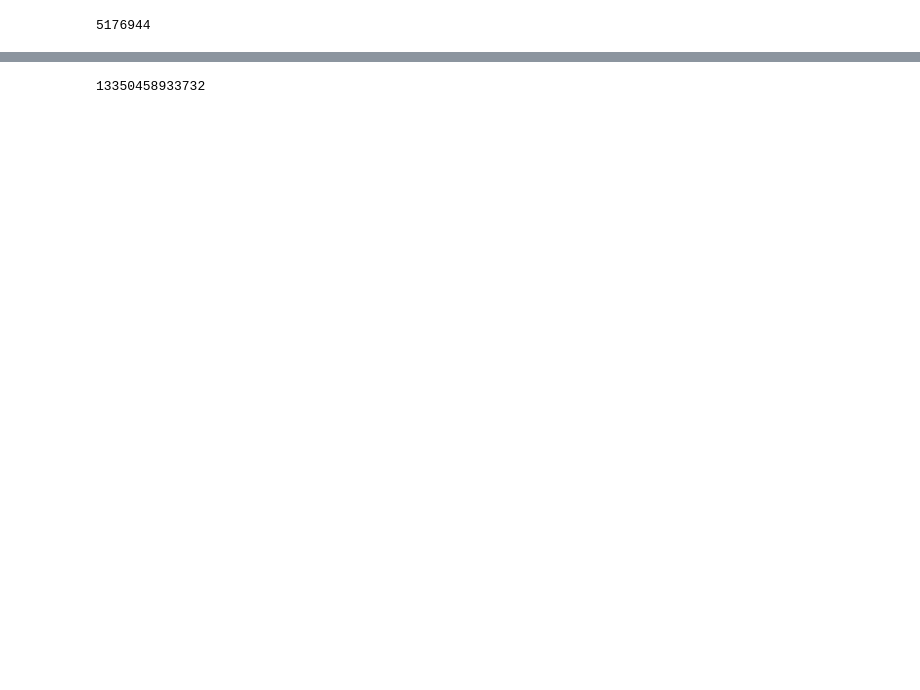
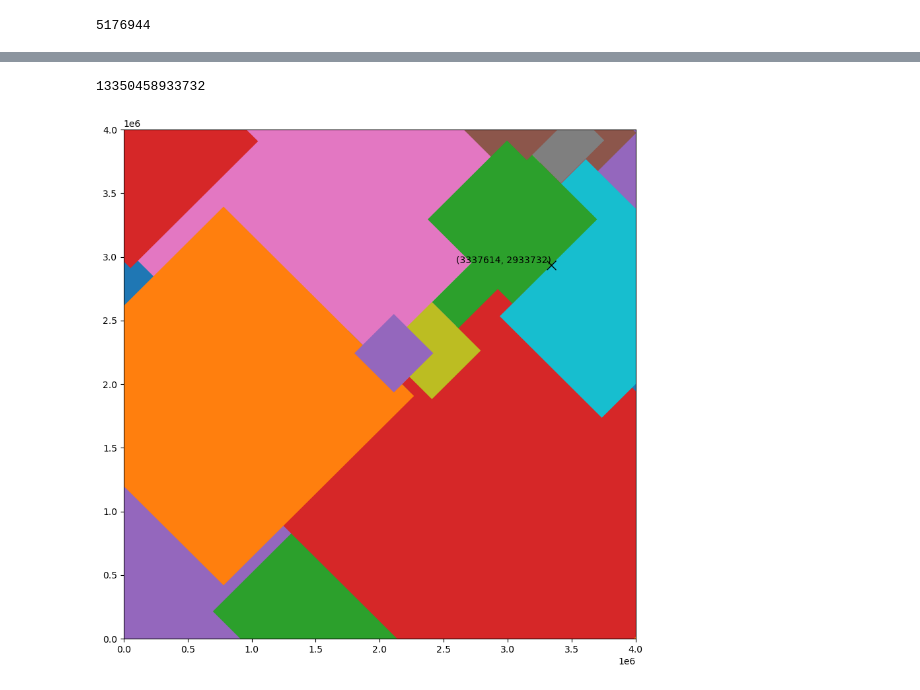
Before and after one commit to pellejacobsson/adventofcode, a Jupyter notebook: 2022/day15.ipynb, the cells around one changed output, grey strips where cells are left out. Cells and saved outputs as stored; diff of their text form; code cells hidden in the pictures; blank space fills up the shorter version.

```diff
--- a/2022/day15.ipynb
+++ b/2022/day15.ipynb
@@ -45,7 +45,7 @@ def segs_intersect(h_seg, v_seg):
     else:
         return None
 
-def runit2(filename):
+def runit2(filename, plot_it=False):
     sensors = read_input('15_input.txt')
     polygons = get_sensor_polygons(sensors)
     u = [[polygon[0][n] + polygon[1][n] for n in range(4)] for polygon in polygons]
@@ -76,21 +76,20 @@ def runit2(filename):
             dv = abs(vv1 - vv2)
             if dv == 2:
                 v2.add((uu1, vv1))
-    u = min([p[0] for p in v2]) + 1
-    v = min([p[1] for p in v2]) + 1
-    x = (u + v) // 2
-    y = (u - v) // 2
-    # fig, ax = plt.subplots(figsize=(10, 10))
-    # for h_seg in h_segs:
-    #     ax.plot([h_seg[1], h_seg[2]], [h_seg[0], h_seg[0]])
-    # for v_seg in v_segs:
-    #     ax.plot([v_seg[0], v_seg[0]], [v_seg[1], v_seg[2]])
-    # for u, v in intersections:
-    #     ax.plot(u, v, 'o')
+    u_sol = min([p[0] for p in v2]) + 1
+    v_sol = min([p[1] for p in v2]) + 1
+    x = (u_sol + v_sol) // 2
+    y = (u_sol - v_sol) // 2
+    if plot_it:
+        fig, ax = plt.subplots(figsize=(10, 10))
+        for (uu, vv) in zip(u, v):
+            ax.fill(uu, vv)
+        ax.plot(u_sol, v_sol, 'x', color='black', markersize=10)
+        ax.text(u_sol, v_sol, f'({u_sol}, {v_sol})', horizontalalignment='right', verticalalignment='bottom')
     return 4000000 * x + y
 
 
-def runit3(filename):
+def runit3(filename, plot_it=False):
     sensors = read_input('15_input.txt')
     polygons = get_sensor_polygons(sensors)
     p = Polygon(list(zip(*polygons[0])))
@@ -101,14 +100,14 @@ def runit3(filename):
     left = r.difference(p)
     x = int(left.bounds[0]) + 1
     y = int(left.bounds[1]) + 1
-
-    # fig, ax = plt.subplots(figsize=(10, 10))
-    # for polygon in polygons:
-    #     ax.fill(*polygon)
-    # ax.plot(x, y, 'x', color='black', markersize=10)
-    # ax.set_xlim((0, 4e6))
-    # ax.set_ylim((0, 4e6))
-    # ax.text(x, y, f'({x}, {y})', horizontalalignment='right', verticalalignment='bottom')
+    if plot_it:
+        fig, ax = plt.subplots(figsize=(10, 10))
+        for polygon in polygons:
+            ax.fill(*polygon)
+        ax.plot(x, y, 'x', color='black', markersize=10)
+        ax.set_xlim((0, 4e6))
+        ax.set_ylim((0, 4e6))
+        ax.text(x, y, f'({x}, {y})', horizontalalignment='right', verticalalignment='bottom')
     return 4000000 * x + y
 # %%
 runit('15_input.txt')
@@ -121,4 +121,5 @@ runit2('15_input.txt')
 # %%
-runit3('15_input.txt')
+runit3('15_input.txt', plot_it=True)
 # %% [output]
 13350458933732
+[figure, added]
```
Also changed, not shown: parts of 1 cell of this notebook.
